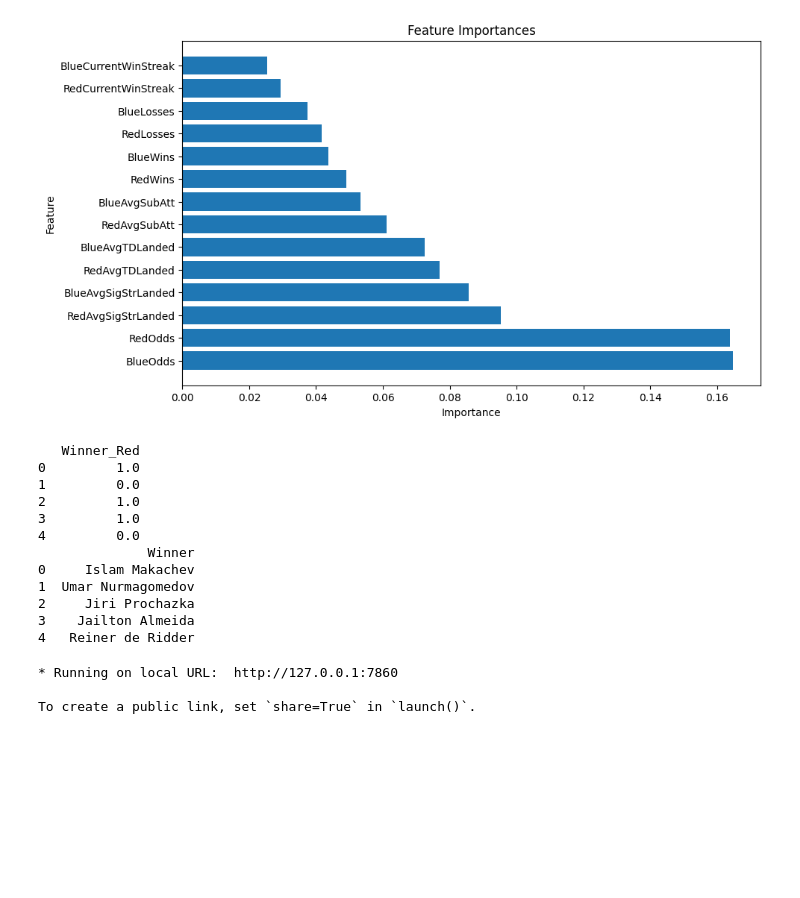
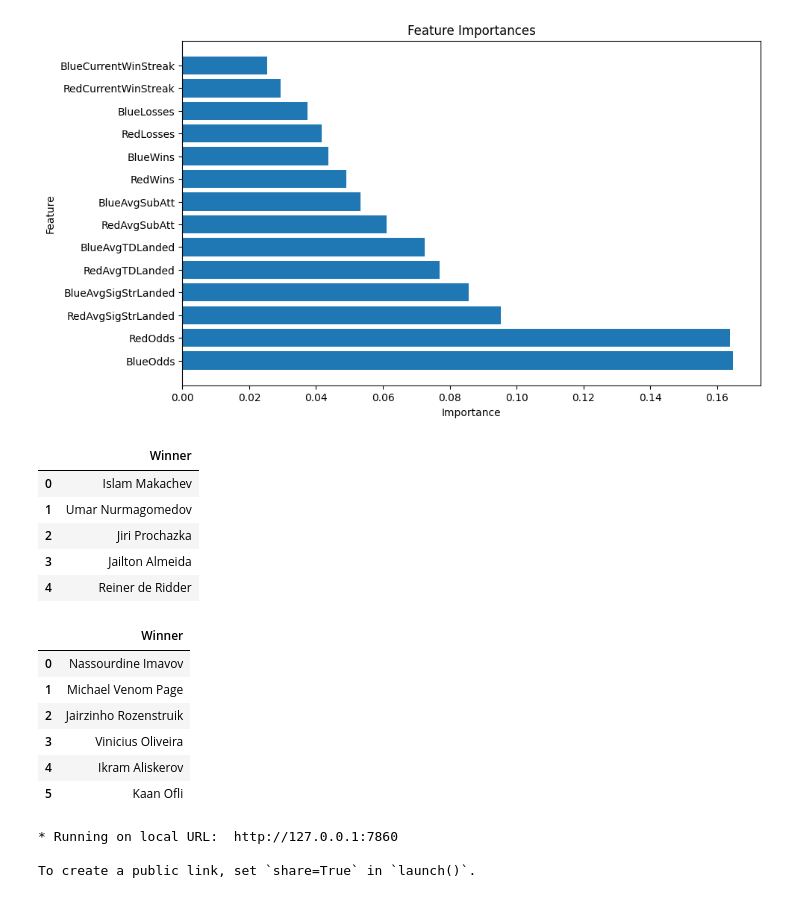
Before and after one commit to EfeDogan/ufc_data, a Jupyter notebook: ufc.ipynb, the cells around one changed output. Cells and saved outputs as stored; diff of their text form; code cells hidden in the pictures; blank space fills up the shorter version.

Commit message:
fight night data has been added-created prediction method

```diff
--- a/ufc.ipynb
+++ b/ufc.ipynb
@@ -350,32 +350,36 @@ plt.show()
 5   BlueCurrentWinStreak    0.025351
 [figure]
 # %%
-# Predict upcoming UFC 311 dataset
-upcoming = pd.read_csv('datas/UFC311_updated.csv')
-upcomingx = upcoming.drop(columns=['RedFighter','BlueFighter','Winner_Red'])
-upcomingx = upcomingx.astype(float)
-upcomingx = pd.DataFrame(scaler.fit_transform(upcomingx), columns=upcomingx.columns) # Normalize
-upcomingx['Winner_Red'] = lr.predict(upcomingx) # Predict winner
-print(upcomingx[['Winner_Red']])
-# Set Winners names
-upcomingx['Winner'] = upcoming['RedFighter']
-upcomingx.loc[upcomingx['Winner_Red'] == 0, 'Winner'] = upcoming['BlueFighter']
+# Predict upcoming UFC311 dataset
+def predict_upcoming_fights(file_path):
+    upcoming = pd.read_csv(file_path)
+    upcomingx = upcoming.drop(columns=['RedFighter','BlueFighter','Winner_Red'])
+    upcomingx = upcomingx.astype(float)
+    upcomingx = pd.DataFrame(scaler.fit_transform(upcomingx), columns=upcomingx.columns) # Normalize
+    upcomingx['Winner_Red'] = lr.predict(upcomingx) # Predict winner
+    upcomingx['Winner'] = upcoming['RedFighter']
+    upcomingx.loc[upcomingx['Winner_Red'] == 0, 'Winner'] = upcoming['BlueFighter']
+    return upcomingx[['Winner']]
 
-
-print(upcomingx[['Winner']])
+predict_upcoming_fights('datas/UFC311_updated.csv')
 # %% [output]
-   Winner_Red
-0         1.0
-1         0.0
-2         1.0
-3         1.0
-4         0.0
-              Winner
-0     Islam Makachev
-1  Umar Nurmagomedov
-2     Jiri Prochazka
-3    Jailton Almeida
-4   Reiner de Ridder
+|  | Winner |
+| 0 | Islam Makachev |
+| 1 | Umar Nurmagomedov |
+| 2 | Jiri Prochazka |
+| 3 | Jailton Almeida |
+| 4 | Reiner de Ridder |
+# %%
+# Predict upcoming Adesanya-Imavov Fight Night dataset
+predict_upcoming_fights('datas/UFC_Adesanya_Imavov_Fight_Night.csv')
+# %% [output]
+|  | Winner |
+| 0 | Nassourdine Imavov |
+| 1 | Michael Venom Page |
+| 2 | Jairzinho Rozenstruik |
+| 3 | Vinicius Oliveira |
+| 4 | Ikram Aliskerov |
+| 5 | Kaan Ofli |
 # %%
 import gradio as gr
 
```
Also changed, not shown: parts of 2 cells of this notebook, 1 other file.
